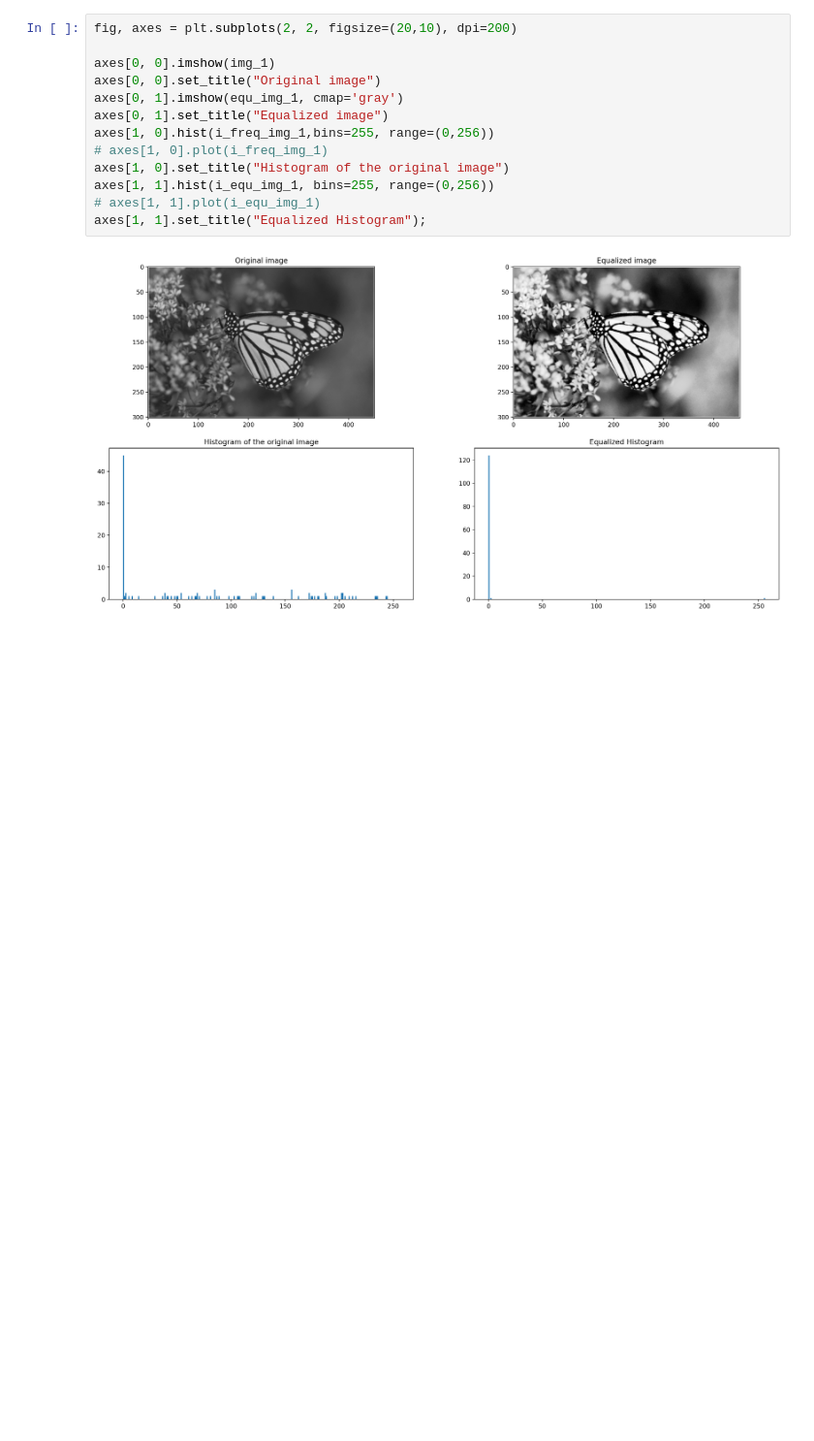
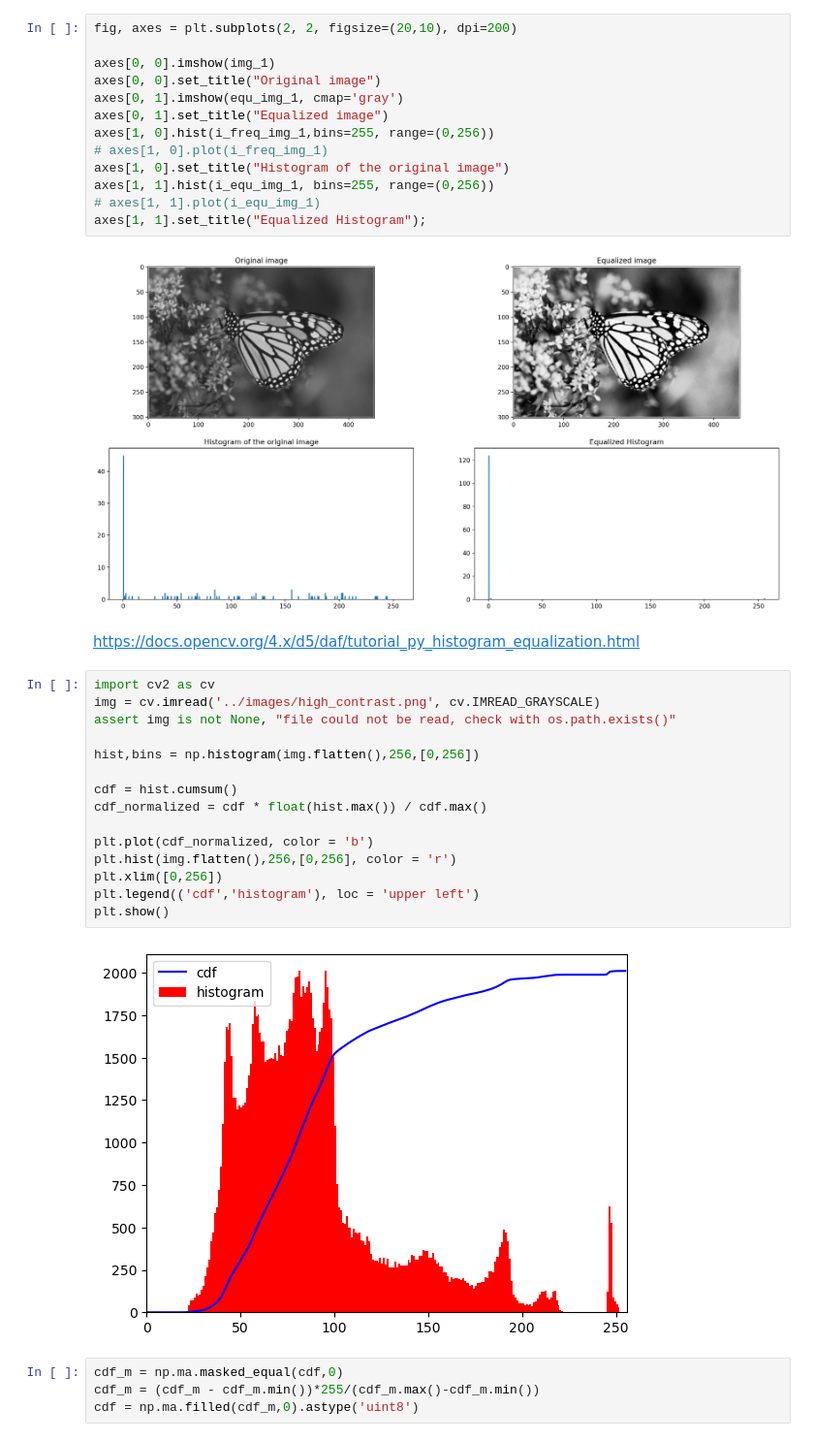
Before and after one commit to hossamAhmedSalah/Image_preprocessing, a Jupyter notebook: Histogran/histogram.ipynb, the cells around one changed output. Shown at 97% size. Saved outputs shown, nothing was run; the diff lists cells and outputs as text; blank space fills up the shorter version.

Commit message:
histogram and equalization

```diff
--- a/Histogran/histogram.ipynb
+++ b/Histogran/histogram.ipynb
@@ -330,3 +330,26 @@ axes[1, 1].hist(i_equ_img_1, bins=255, range=(0,256))
 axes[1, 1].set_title("Equalized Histogram");
 # %% [output]
 [figure]
+# %% [markdown]
+https://docs.opencv.org/4.x/d5/daf/tutorial_py_histogram_equalization.html
+# %%
+import cv2 as cv
+img = cv.imread('../images/high_contrast.png', cv.IMREAD_GRAYSCALE)
+assert img is not None, "file could not be read, check with os.path.exists()"
+
+hist,bins = np.histogram(img.flatten(),256,[0,256])
+
+cdf = hist.cumsum()
+cdf_normalized = cdf * float(hist.max()) / cdf.max()
+
+plt.plot(cdf_normalized, color = 'b')
+plt.hist(img.flatten(),256,[0,256], color = 'r')
+plt.xlim([0,256])
+plt.legend(('cdf','histogram'), loc = 'upper left')
+plt.show()
+# %% [output]
+[figure, added]
+# %%
+cdf_m = np.ma.masked_equal(cdf,0)
+cdf_m = (cdf_m - cdf_m.min())*255/(cdf_m.max()-cdf_m.min())
+cdf = np.ma.filled(cdf_m,0).astype('uint8')
```
Also changed, not shown: parts of 2 cells of this notebook, 3 other files.
